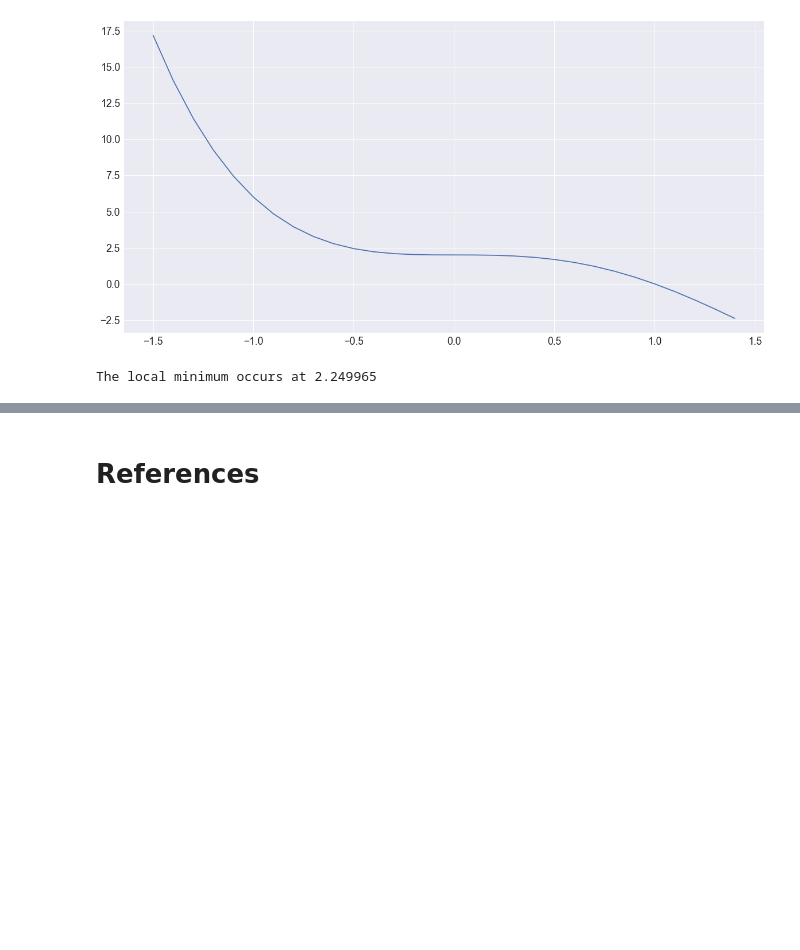
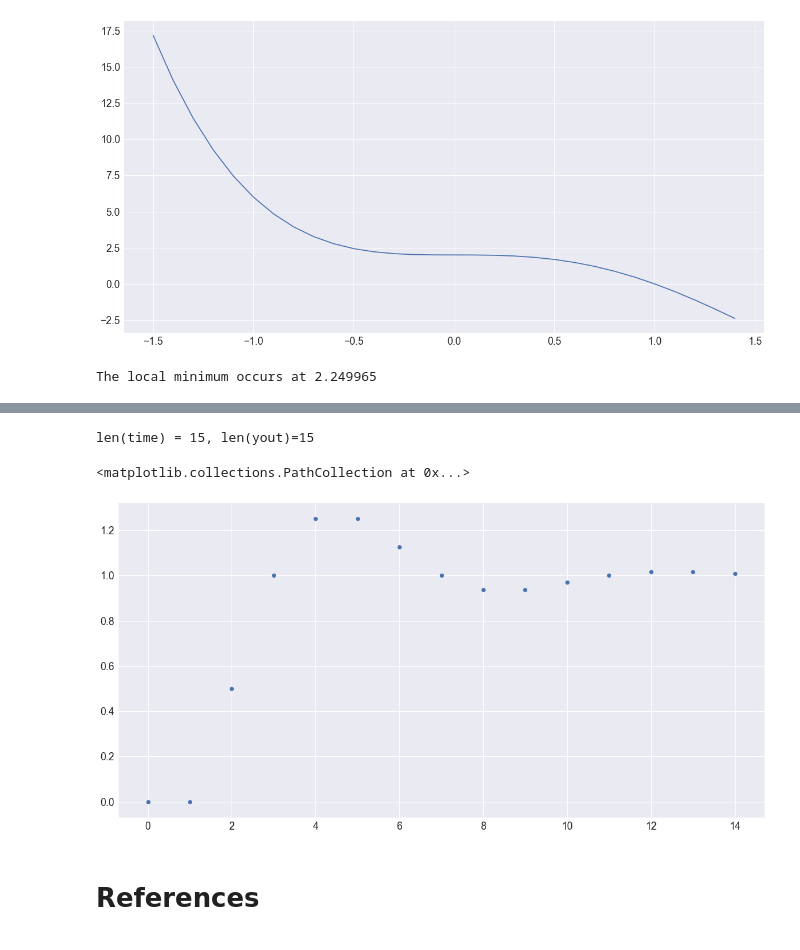
Before and after one commit to hsteinshiromoto/book.optimisation, a Jupyter notebook: src/notebooks/momentum.ipynb, the cells around one changed output, grey strips where cells are left out. Saved outputs shown, nothing was run; the diff lists cells and outputs as text; code cells hidden in the pictures; blank space fills up the shorter version.

```diff
--- a/src/notebooks/momentum.ipynb
+++ b/src/notebooks/momentum.ipynb
@@ -130,3 +174,18 @@ The local minimum occurs at 2.249965
+# %%
+# Using transfer function
+
+num = np.array([1])
+den = np.array([1, -1, 0.5])
+sys = control.TransferFunction(num, den,  True)
+sys = sys / control.dcgain(sys)
+T, yout = control.step_response(sys)
+# yout, time = control.matlab.step(sys, T=time)
+print 'len(time) = {}, len(yout)={}'.format(len(T),len(yout))
+plt.scatter(T, yout)
+# %% [output]
+len(time) = 15, len(yout)=15
+<matplotlib.collections.PathCollection at 0x...>
+[figure, added]
 # %% [markdown]
 <h1>References</h1><a name='References'></a>
 # %% [markdown]
```
Also changed, not shown: parts of 6 cells of this notebook.
